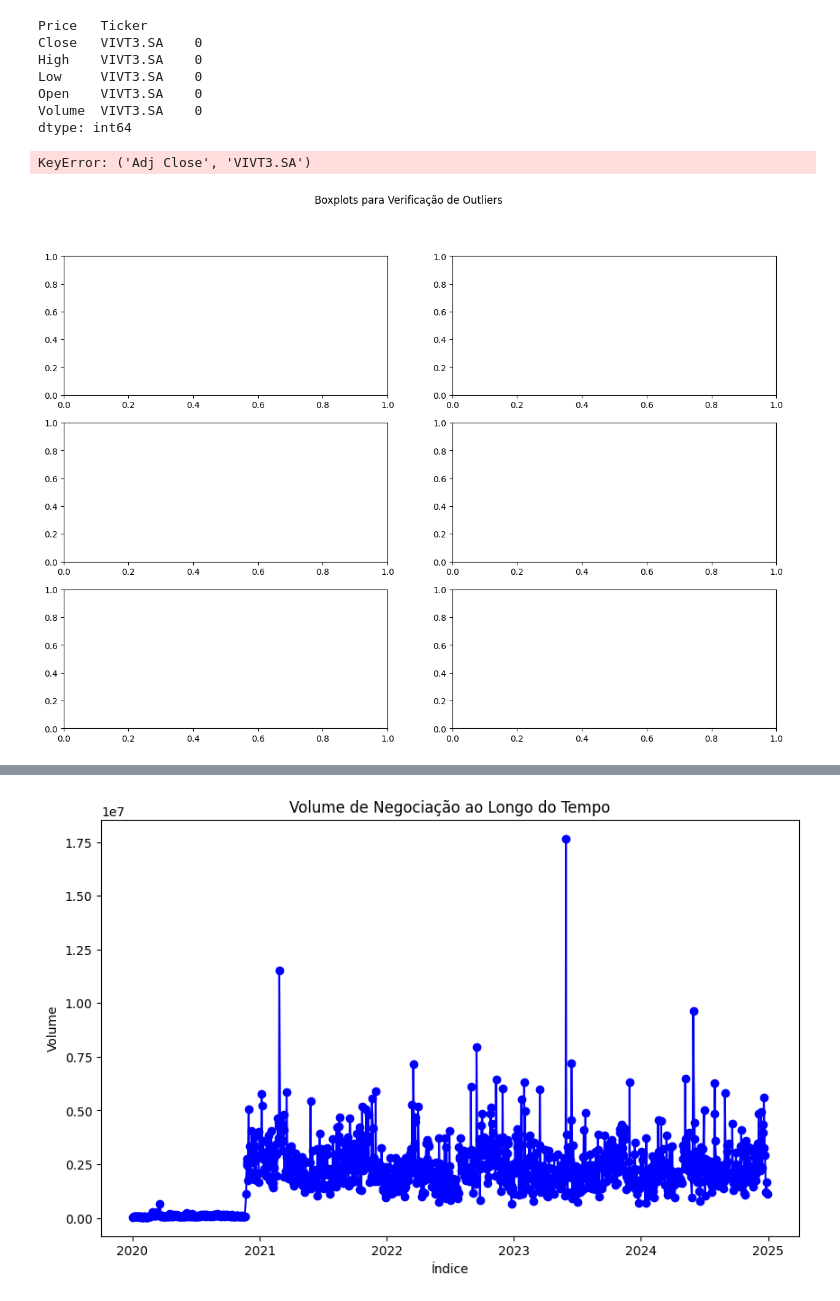
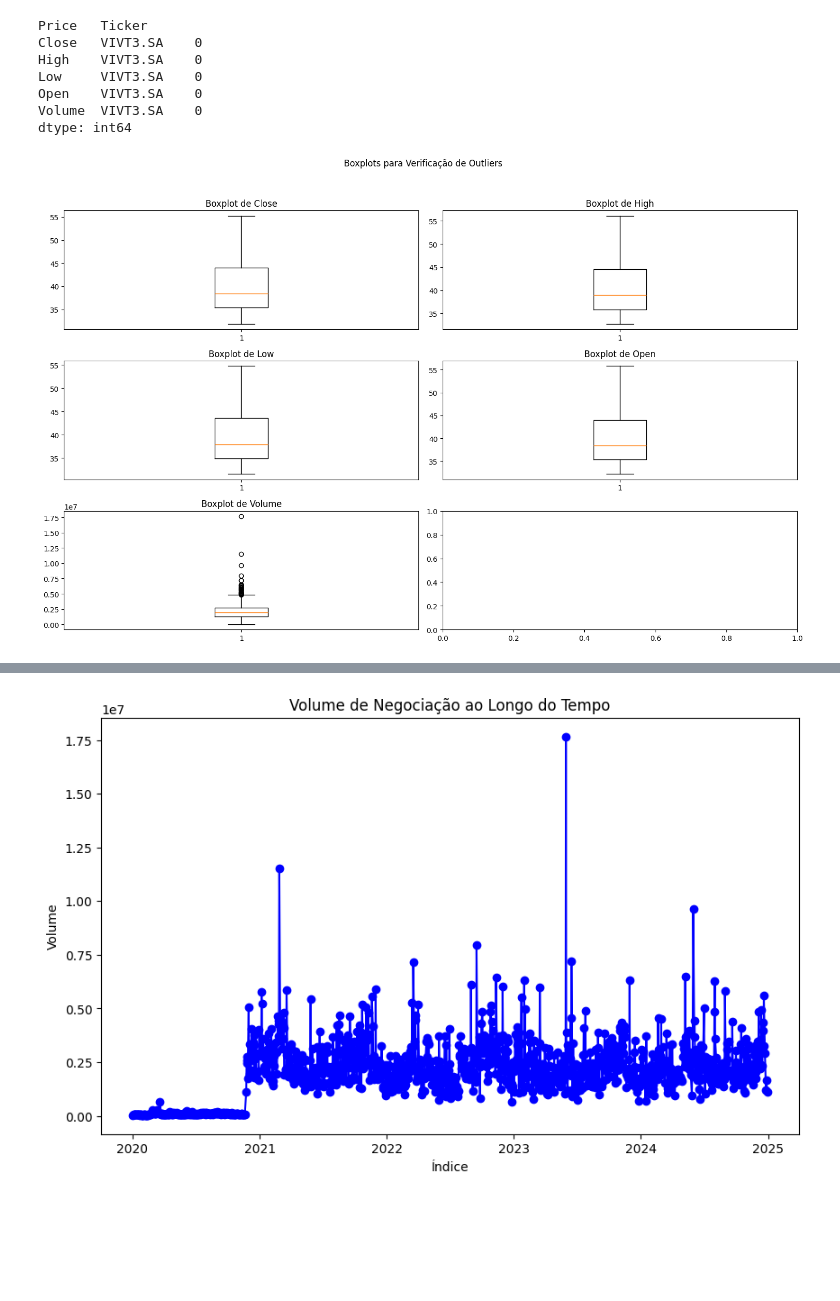
Before and after one commit to douglasVitoriano/pos-tech-fiap-tech-challenge-4, a Jupyter notebook: colet_and_train.ipynb, the cells around one changed output, grey strips where cells are left out. Saved outputs shown, nothing was run; the diff lists cells and outputs as text; code cells hidden in the pictures; blank space fills up the shorter version.

```diff
--- a/colet_and_train.ipynb
+++ b/colet_and_train.ipynb
@@ -56,21 +56,21 @@ dtype: int64
 # %%
 import matplotlib.pyplot as plt
 
 fig, axes = plt.subplots(nrows=3, ncols=2, figsize=(15, 10))
 fig.suptitle('Boxplots para Verificação de Outliers')
 
-columns = [('Adj Close', 'VIVT3.SA'), ('Close', 'VIVT3.SA'), ('High', 'VIVT3.SA'),
+#columns = [('Adj Close', 'VIVT3.SA'),
+columns = [('Close', 'VIVT3.SA'), ('High', 'VIVT3.SA'),
            ('Low', 'VIVT3.SA'), ('Open', 'VIVT3.SA'), ('Volume', 'VIVT3.SA')]
 
 for ax, col in zip(axes.flatten(), columns):
     ax.boxplot(data[col])
     ax.set_title(f'Boxplot de {col[0]}')
 
 plt.tight_layout(rect=[0, 0.03, 1, 0.95])
 plt.show()
 # %% [output]
-KeyError: ('Adj Close', 'VIVT3.SA')
-[figure, old version]
+[figure, new version]
 # %%
 data.describe()
 # %% [output]
```
Also changed, not shown: parts of 12 cells of this notebook, 2 other files.
